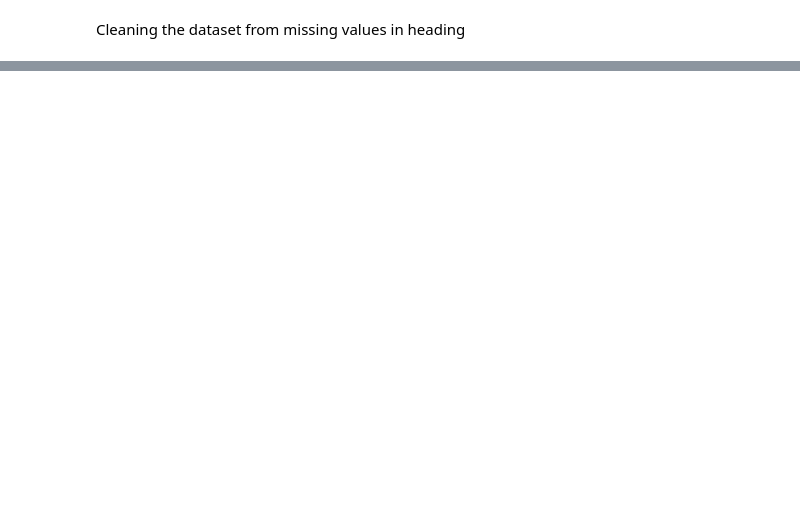
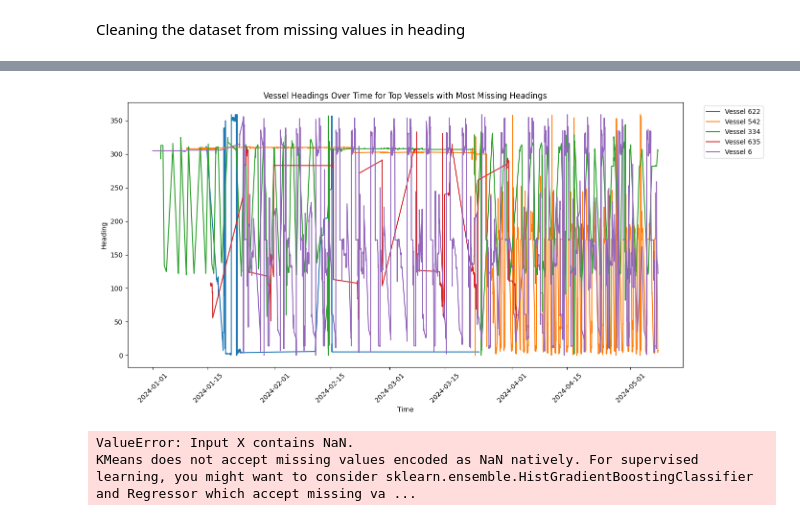
Before and after one commit to alexandersundquist/TDT4173-Modern-Machine-Learning-In-Practice-Project, a Jupyter notebook: data_cleaning.ipynb, the cells around one changed output, grey strips where cells are left out. Saved outputs shown, nothing was run; the diff lists cells and outputs as text; code cells hidden in the pictures; blank space fills up the shorter version.

```diff
--- a/data_cleaning.ipynb
+++ b/data_cleaning.ipynb
@@ -23,0 +213,42 @@ train.head()
+# %%
+
+ais['imputed_heading'] = pd.to_numeric(ais['imputed_heading'], errors='coerce')
+
+# Get the vessel IDs with the most missing headings
+top_vessels = sorted_missing_headings.head(5)['vesselId']
+
+# Plot vessel headings over time for the top vessels with the most missing headings
+plt.figure(figsize=(14, 7))
+for vessel_id in top_vessels:
+    vessel_data = ais[ais['vesselId'] == vessel_id]
+    plt.plot(vessel_data['time'], vessel_data['imputed_heading'], label=f'Vessel {vessel_id}')
+
+plt.title('Vessel Headings Over Time for Top Vessels with Most Missing Headings')
+plt.xlabel('Time')
+plt.ylabel('Heading')
+plt.legend(loc='upper right', bbox_to_anchor=(1.15, 1))
+plt.xticks(rotation=45)
+plt.tight_layout()
+plt.show()
+# %% [output]
+[figure, added]
+# %%
+from sklearn.cluster import KMeans
+
+
+
+# Prepare data for clustering
+clustering_data = ais.groupby('vesselId').agg({'sog': 'mean', 'heading': 'mean'}).reset_index()
+
+# K-means clustering
+kmeans = KMeans(n_clusters=5)
+clustering_data['cluster'] = kmeans.fit_predict(clustering_data[['sog', 'heading']])
+
+# Visualize clusters
+plt.figure(figsize=(12, 6))
+sns.scatterplot(data=clustering_data, x='speed', y='heading', hue='cluster', palette='viridis')
+plt.title('Vessel Clusters based on Speed and Heading')
+plt.show()
+# %% [output]
+ValueError: Input X contains NaN.
+KMeans does not accept missing values encoded as NaN natively. For supervised learning, you might want to consider sklearn.ensemble.HistGradientBoostingClassifier and Regressor which accept missing va ...
```
Also changed, not shown: parts of 10 cells of this notebook, 7 other files.
